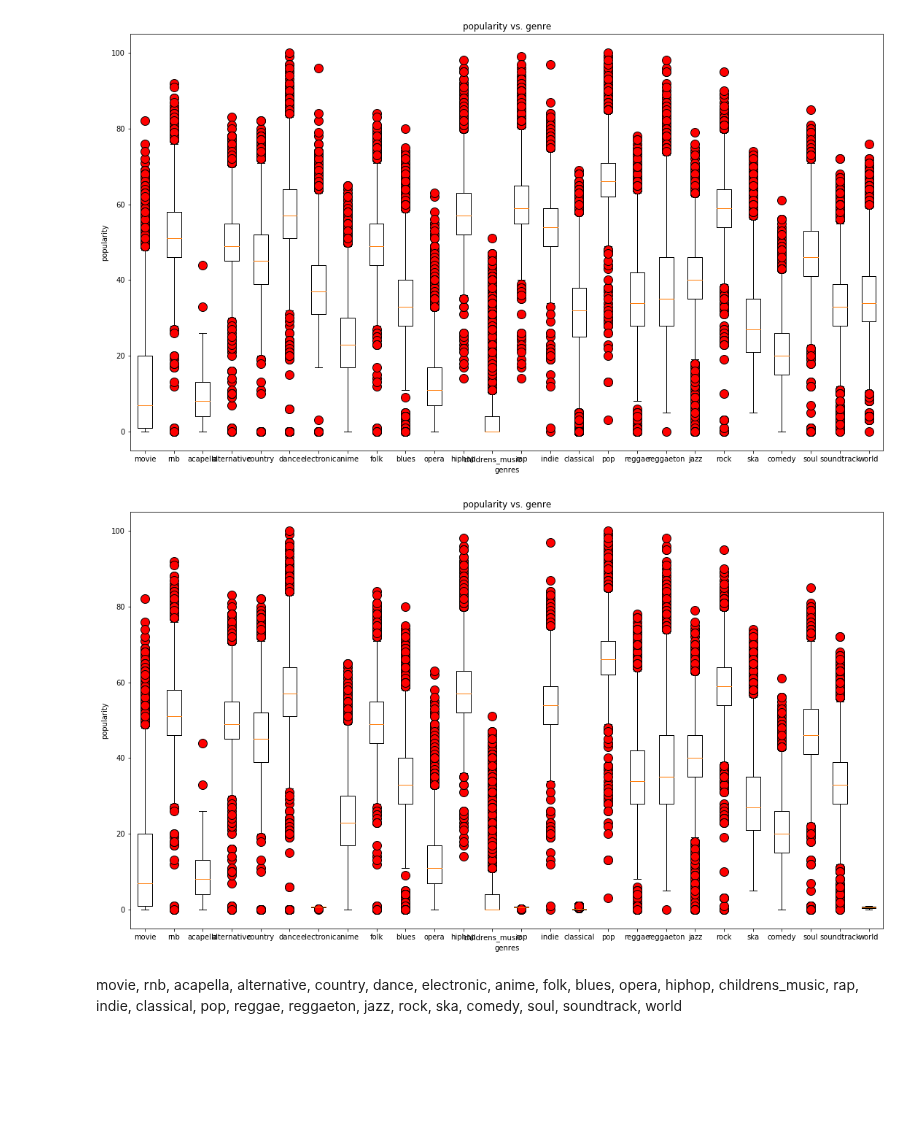
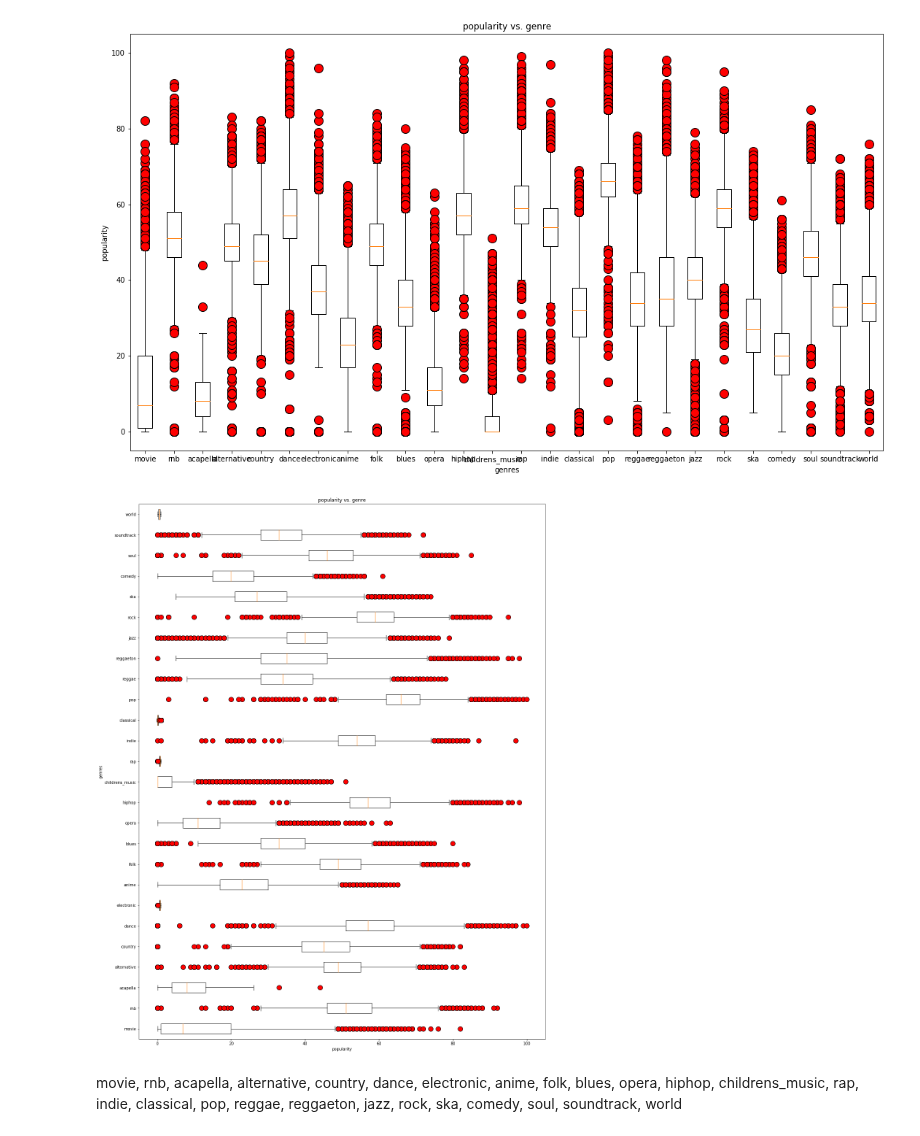
Before and after one commit to zsvorenova/Group_Three, a Jupyter notebook: eric-analysis/exploratorynotebook0723.ipynb, the cells around one changed output. Cells and saved outputs as stored; diff of their text form; code cells hidden in the pictures; blank space fills up the shorter version.

Commit message:
vertical boxplot

```diff
--- a/eric-analysis/exploratorynotebook0723.ipynb
+++ b/eric-analysis/exploratorynotebook0723.ipynb
@@ -386,23 +386,23 @@ plt.show()
 # %%
 genres = ["movie", "rnb", "acapella", "alternative", "country", "dance", "electronic",
           "anime", "folk", "blues", "opera", "hiphop", "childrens_music", "rap", "indie",
           "classical", "pop", "reggae", "reggaeton", "jazz", "rock", "ska", "comedy", "soul",
           "soundtrack", "world"]
 
 format_red = dict(markerfacecolor='red',markersize=12)
-genre_list = [movie, rnb, acapella, alternative, country, dance, electronic, anime,
+regimens = [movie, rnb, acapella, alternative, country, dance, electronic, anime,
             folk, blues, opera, hiphop, childrens_music, rap, indie, classical, pop,
             reggae, reggaeton, jazz, rock, ska, comedy, soul, soundtrack, world]
 fig1, ax1 = plt.subplots()
 ax1.set_title('popularity vs. genre')
-ax1.set_ylabel('popularity')
-ax1.set_xlabel('genres')
-plt.setp(ax1, xticklabels=np.repeat(genres,1))
-fig1.set_size_inches(18.5, 10.5)
-ax1.boxplot(genre_list, flierprops=format_red)
+ax1.set_ylabel('genres')
+ax1.set_xlabel('popularity')
+plt.setp(ax1, yticklabels=np.repeat(genres,1))
+fig1.set_size_inches(18.5, 25)
+ax1.boxplot(regimens, flierprops=format_red, vert=False)
 plt.show()
 # %% [output]
-[figure, old version]
+[figure, new version]
 # %% [markdown]
 movie, rnb, acapella, alternative, country, dance, electronic, anime, folk, blues, opera, hiphop, childrens_music, rap, indie, classical, pop, reggae, reggaeton, jazz, rock, ska, comedy, soul, soundtrack, world
 # %%
```
Also changed, not shown: parts of 4 cells of this notebook.
